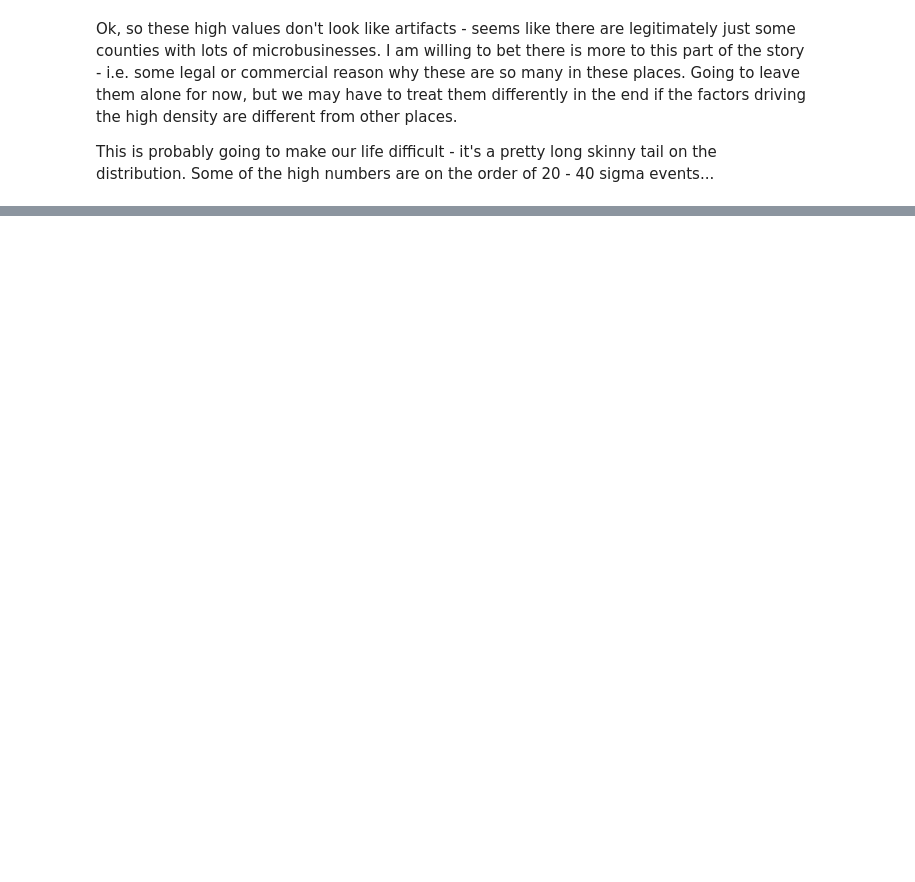
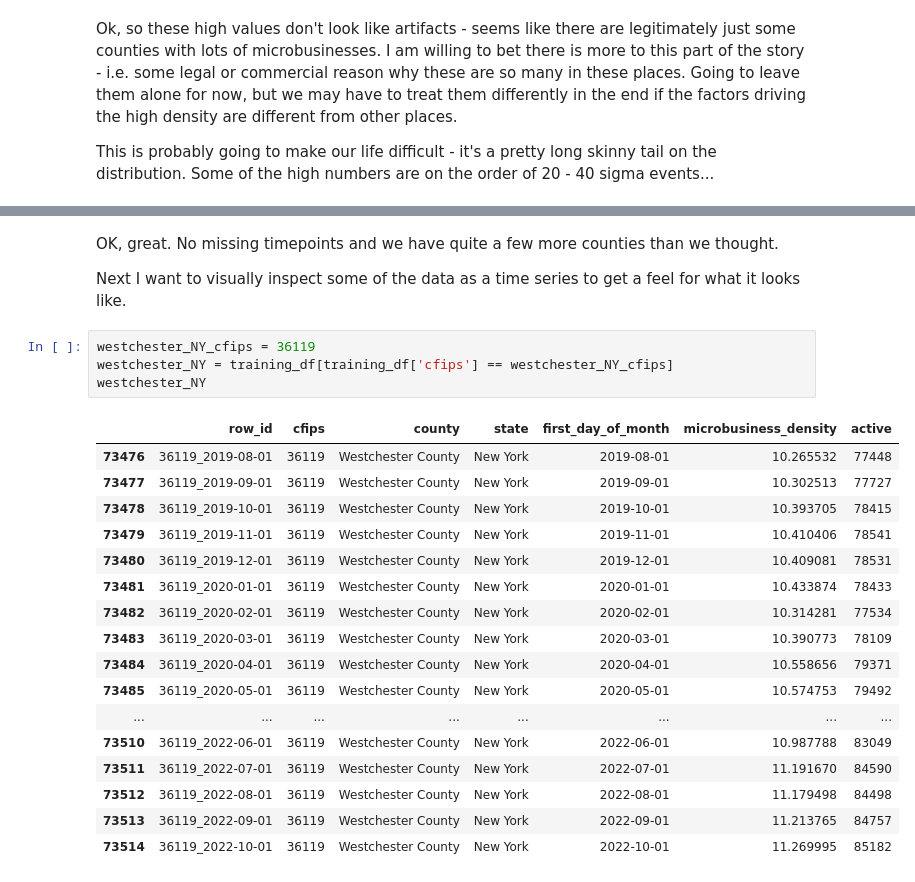
Before and after one commit to gperdrizet/kaggle_microbusiness, a Jupyter notebook: notebooks/02-data_exploration.ipynb, the cells around one changed output, grey strips where cells are left out. Cells and saved outputs as stored; diff of their text form; blank space fills up the shorter version.

```diff
--- a/notebooks/02-data_exploration.ipynb
+++ b/notebooks/02-data_exploration.ipynb
@@ -177,0 +304,26 @@ plt.show()
+# %% [markdown]
+OK, great. No missing timepoints and we have quite a few more counties than we thought.
+
+Next I want to visually inspect some of the data as a time series to get a feel for what it looks like.
+# %%
+westchester_NY_cfips = 36119
+westchester_NY = training_df[training_df['cfips'] == westchester_NY_cfips]
+westchester_NY
+# %% [output]
+|  | row_id | cfips | county | state | first_day_of_month | microbusiness_density | active |
+| 73476 | 36119_2019-08-01 | 36119 | Westchester County | New York | 2019-08-01 | 10.265532 | 77448 |
+| 73477 | 36119_2019-09-01 | 36119 | Westchester County | New York | 2019-09-01 | 10.302513 | 77727 |
+| 73478 | 36119_2019-10-01 | 36119 | Westchester County | New York | 2019-10-01 | 10.393705 | 78415 |
+| 73479 | 36119_2019-11-01 | 36119 | Westchester County | New York | 2019-11-01 | 10.410406 | 78541 |
+| 73480 | 36119_2019-12-01 | 36119 | Westchester County | New York | 2019-12-01 | 10.409081 | 78531 |
+| 73481 | 36119_2020-01-01 | 36119 | Westchester County | New York | 2020-01-01 | 10.433874 | 78433 |
+| 73482 | 36119_2020-02-01 | 36119 | Westchester County | New York | 2020-02-01 | 10.314281 | 77534 |
+| 73483 | 36119_2020-03-01 | 36119 | Westchester County | New York | 2020-03-01 | 10.390773 | 78109 |
+| 73484 | 36119_2020-04-01 | 36119 | Westchester County | New York | 2020-04-01 | 10.558656 | 79371 |
+| 73485 | 36119_2020-05-01 | 36119 | Westchester County | New York | 2020-05-01 | 10.574753 | 79492 |
+| ... | ... | ... | ... | ... | ... | ... | ... |
+| 73510 | 36119_2022-06-01 | 36119 | Westchester County | New York | 2022-06-01 | 10.987788 | 83049 |
+| 73511 | 36119_2022-07-01 | 36119 | Westchester County | New York | 2022-07-01 | 11.191670 | 84590 |
+| 73512 | 36119_2022-08-01 | 36119 | Westchester County | New York | 2022-08-01 | 11.179498 | 84498 |
+| 73513 | 36119_2022-09-01 | 36119 | Westchester County | New York | 2022-09-01 | 11.213765 | 84757 |
+| 73514 | 36119_2022-10-01 | 36119 | Westchester County | New York | 2022-10-01 | 11.269995 | 85182 |
```
Also changed, not shown: parts of 16 cells of this notebook.
